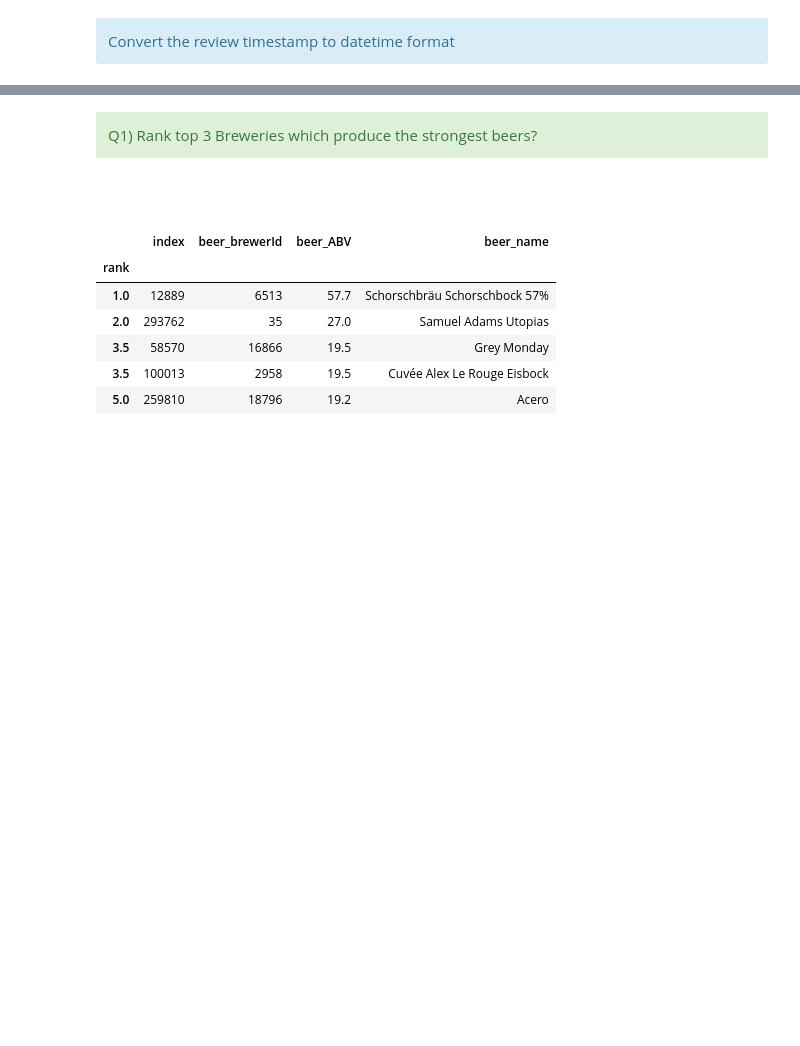
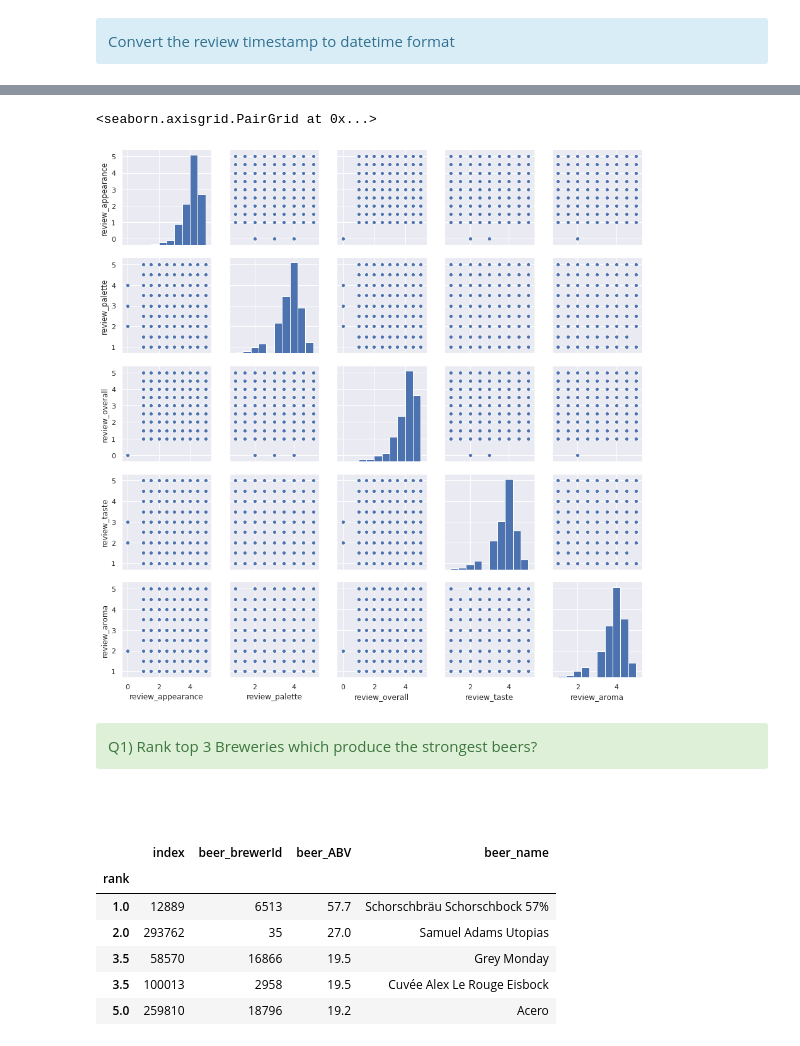
Before and after one commit to chetannitk/BeerDataScienceAssignment, a Jupyter notebook: notebooks/01-Exploratory-Data-Analysis.ipynb, the cells around one changed output, grey strips where cells are left out. Cells and saved outputs as stored; diff of their text form; code cells hidden in the pictures; blank space fills up the shorter version.

```diff
--- a/notebooks/01-Exploratory-Data-Analysis.ipynb
+++ b/notebooks/01-Exploratory-Data-Analysis.ipynb
@@ -142,3 +150,8 @@ df_beer['d_review_time_month'] = df_beer['d_review_time'].dt.month
+# %%
+sns.pairplot(df_beer[['review_appearance', 'review_palette', 'review_overall', 'review_taste', 'review_aroma']])
+# %% [output]
+<seaborn.axisgrid.PairGrid at 0x...>
+[figure, added]
 # %% [markdown]
 <div class="alert alert-success">
 Q1) Rank top 3 Breweries which produce the strongest beers?
```
Also changed, not shown: parts of 4 cells of this notebook, 4 other files.
